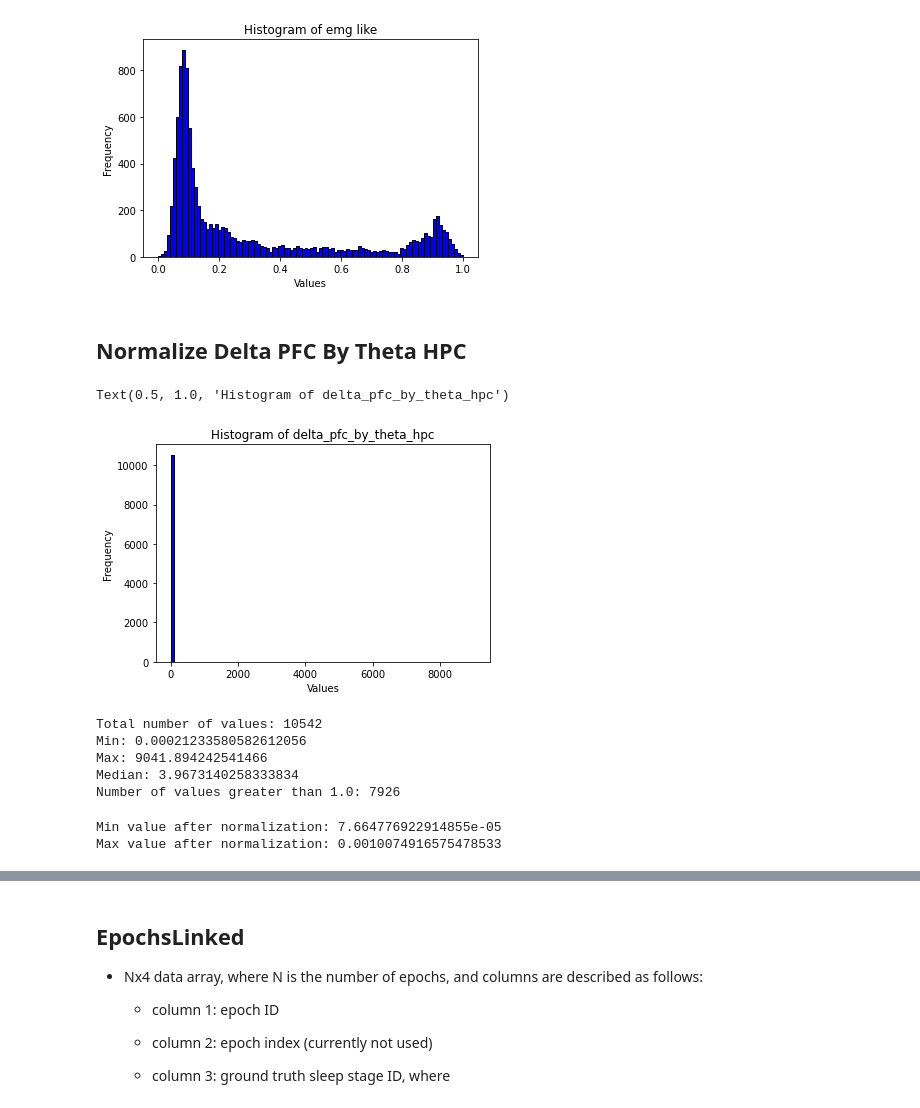
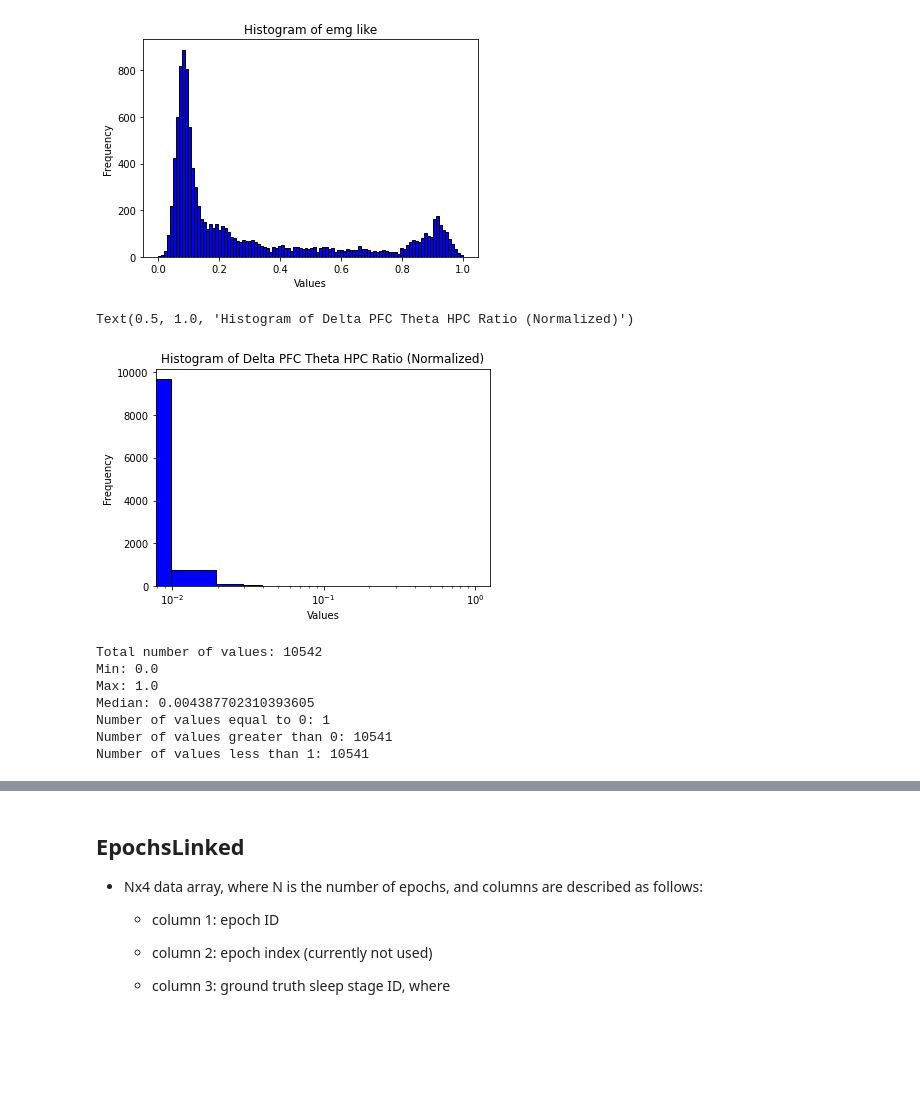
Before and after one commit to conscioustahoe/sleep-scoring-analysis, a Jupyter notebook: rgs14/mcRBM_input_features.ipynb, the cells around one changed output, grey strips where cells are left out. Drawn from its saved outputs; the diff is of its cells as text; code cells hidden in the pictures; blank space fills up the shorter version.

Commit message:
add normalized feature

```diff
--- a/rgs14/mcRBM_input_features.ipynb
+++ b/rgs14/mcRBM_input_features.ipynb
@@ -17,7 +17,9 @@ beta_pfc_df = pd.DataFrame(lfp_matrix[:, 2], columns=["BetaPFC"])
 gamma_hpc_df = pd.DataFrame(lfp_matrix[:, 3], columns=["GammaHPC"])
 emg_like_df = pd.DataFrame(lfp_matrix[:, 4], columns=["EMGLike"])
 
-epsilon_value = 0.0001
+delta_pfc_by_theta_hpc_norm = loadmat('DeltaPFCThetaHPCRatioNorm.mat')['DeltaBandPFCByThetaBandHPCNorm'].flatten()
+
+epsilon_value = 0.001
 timesteps = 10542
 # %%
 delta_pfc = delta_pfc_df['DeltaPFC'].values
@@ -88,44 +77,30 @@ plt.title('Histogram of emg like')
 # %% [output]
 Text(0.5, 1.0, 'Histogram of emg like')
 [figure]
-# %% [markdown]
-## Normalize Delta PFC By Theta HPC
 # %%
-plt.hist(delta_pfc_by_theta_hpc, bins=num_bins, color='blue', edgecolor='black')
+plt.hist(delta_pfc_by_theta_hpc_norm, bins=num_bins, color='blue', edgecolor='black')
+plt.xscale('log')
 plt.xlabel('Values')
 plt.ylabel('Frequency')
-plt.title('Histogram of delta_pfc_by_theta_hpc')
+plt.title('Histogram of Delta PFC Theta HPC Ratio (Normalized)')
 # %% [output]
-Text(0.5, 1.0, 'Histogram of delta_pfc_by_theta_hpc')
+Text(0.5, 1.0, 'Histogram of Delta PFC Theta HPC Ratio (Normalized)')
-[figure, old version]
+[figure, new version]
 # %%
-print(f"Total number of values: {len(delta_pfc_by_theta_hpc)}")
-print(f"Min: {np.min(delta_pfc_by_theta_hpc)}")
-print(f"Max: {np.max(delta_pfc_by_theta_hpc)}")
+print(f"Total number of values: {len(delta_pfc_by_theta_hpc_norm)}")
+print(f"Min: {np.min(delta_pfc_by_theta_hpc_norm)}")
+print(f"Max: {np.max(delta_pfc_by_theta_hpc_norm)}")
 
-print(f"Median: {np.median(delta_pfc_by_theta_hpc)}")
+print(f"Median: {np.median(delta_pfc_by_theta_hpc_norm)}")
 
-threshold = 1.0
-
-print(f"Number of values greater than {threshold}: {len(delta_pfc_by_theta_hpc[delta_pfc_by_theta_hpc > threshold])}")
+print(f"Number of values equal to 0: {len(delta_pfc_by_theta_hpc_norm[delta_pfc_by_theta_hpc_norm == 0])}")
+print(f"Number of values greater than 0: {len(delta_pfc_by_theta_hpc_norm[delta_pfc_by_theta_hpc_norm > 0])}")
+print(f"Number of values less than 1: {len(delta_pfc_by_theta_hpc_norm[delta_pfc_by_theta_hpc_norm < 1])}")
 # %% [output]
 Total number of values: 10542
-Min: 0.00021233580582612056
-Max: 9041.894242541466
-Median: 3.9673140258333834
-Number of values greater than 1.0: 7926
+Min: 0.0
+Max: 1.0
+Median: 0.004387702310393605
+Number of values equal to 0: 1
+Number of values greater than 0: 10541
+Number of values less than 1: 10541
-# %%
-outlier_threshold = 1.0
-
-min_value = np.min(delta_pfc_by_theta_hpc)
-max_value = np.max(delta_pfc_by_theta_hpc)
-
-log_transformed_data = np.log1p(delta_pfc_by_theta_hpc + 1)
-normalized_delta_pfc_by_theta_hpc = (log_transformed_data - min_value) / (max_value - min_value)
-
-# Check the range of values after normalization
-print("Min value after normalization:", np.min(normalized_delta_pfc_by_theta_hpc))
-print("Max value after normalization:", np.max(normalized_delta_pfc_by_theta_hpc))
-# %% [output]
-Min value after normalization: 7.664776922914855e-05
-Max value after normalization: 0.0010074916575478533
```
Also changed, not shown: parts of 19 cells of this notebook, 2 other files.
